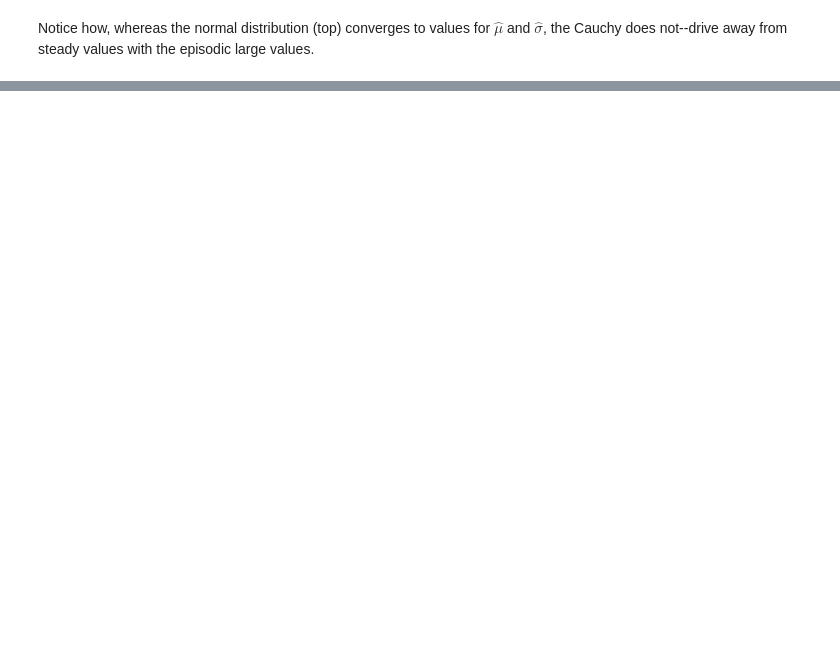
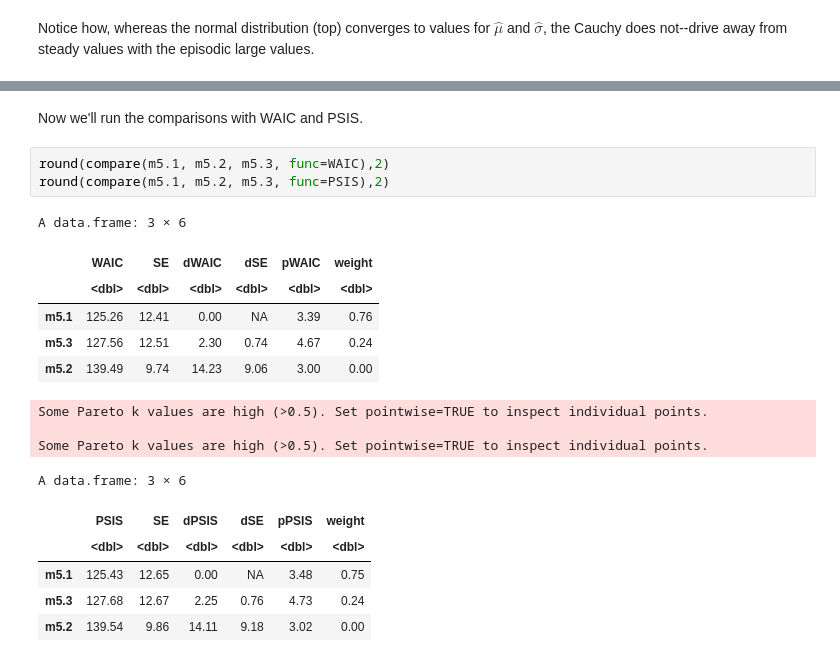
Before and after one commit to nicklausmillican/StatisticalRethinkingIISolutions, a Jupyter notebook: StatisticalRethinkingSolutions2_Ch9.ipynb, the cells around one changed output, grey strips where cells are left out. Drawn from its saved outputs; the diff is of its cells as text; blank space fills up the shorter version.

```diff
--- a/StatisticalRethinkingSolutions2_Ch9.ipynb
+++ b/StatisticalRethinkingSolutions2_Ch9.ipynb
@@ -948,0 +1107,21 @@ Notice how, whereas the normal distribution (top) converges to values for $\hat{
+# %% [markdown]
+Now we'll run the comparisons with WAIC and PSIS.
+# %%
+round(compare(m5.1, m5.2, m5.3, func=WAIC),2)
+round(compare(m5.1, m5.2, m5.3, func=PSIS),2)
+# %% [output]
+A data.frame: 3 × 6
+|  | WAIC | SE | dWAIC | dSE | pWAIC | weight |
+|  | <dbl> | <dbl> | <dbl> | <dbl> | <dbl> | <dbl> |
+| m5.1 | 125.26 | 12.41 | 0.00 | NA | 3.39 | 0.76 |
+| m5.3 | 127.56 | 12.51 | 2.30 | 0.74 | 4.67 | 0.24 |
+| m5.2 | 139.49 | 9.74 | 14.23 | 9.06 | 3.00 | 0.00 |
+Some Pareto k values are high (>0.5). Set pointwise=TRUE to inspect individual points.
+
+Some Pareto k values are high (>0.5). Set pointwise=TRUE to inspect individual points.
+A data.frame: 3 × 6
+|  | PSIS | SE | dPSIS | dSE | pPSIS | weight |
+|  | <dbl> | <dbl> | <dbl> | <dbl> | <dbl> | <dbl> |
+| m5.1 | 125.43 | 12.65 | 0.00 | NA | 3.48 | 0.75 |
+| m5.3 | 127.68 | 12.67 | 2.25 | 0.76 | 4.73 | 0.24 |
+| m5.2 | 139.54 | 9.86 | 14.11 | 9.18 | 3.02 | 0.00 |
```
Also changed, not shown: parts of 14 cells of this notebook.
